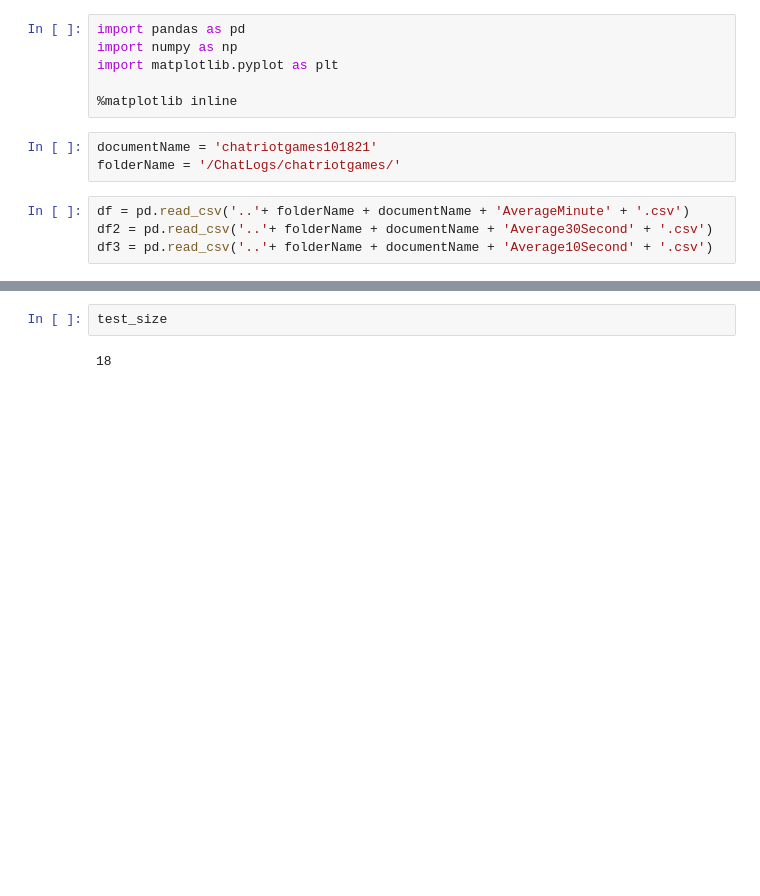
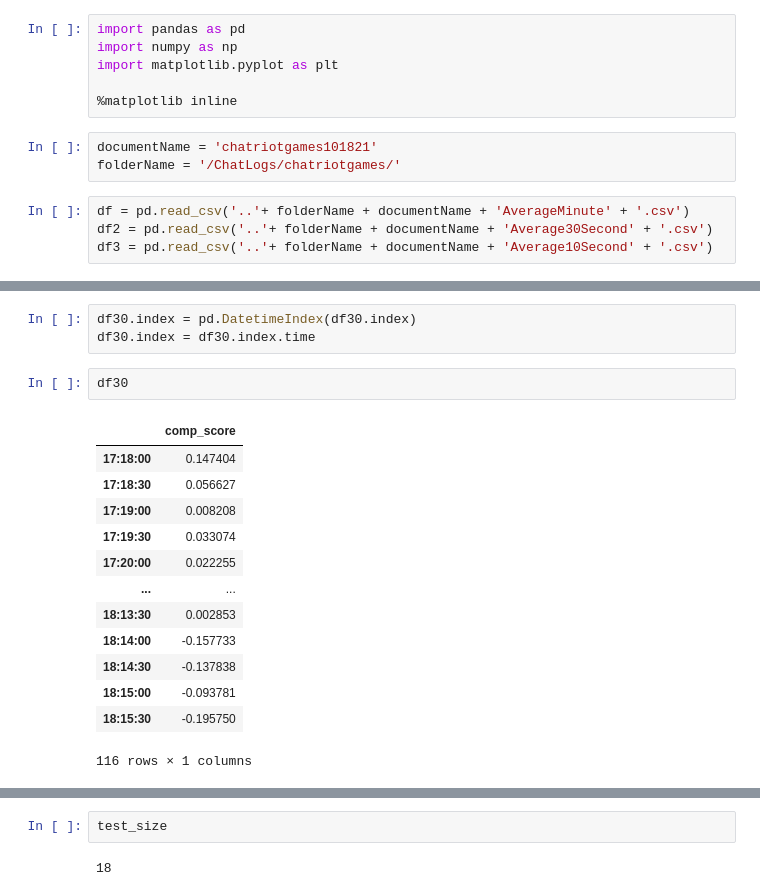
Before and after one commit to gmchinchayan/DLD-Gustavo, a Jupyter notebook: DS_Files/SentimentAnalysis/RNN Time Series Attempt.ipynb, the cells around one changed output, grey strips where cells are left out. Drawn from its saved outputs; the diff is of its cells as text; blank space fills up the shorter version.

```diff
--- a/DS_Files/SentimentAnalysis/RNN Time Series Attempt.ipynb
+++ b/DS_Files/SentimentAnalysis/RNN Time Series Attempt.ipynb
@@ -44,3 +74,22 @@ df_new = df['comp_score'].tail(100)
+# %%
+df30.index = pd.DatetimeIndex(df30.index)
+df30.index = df30.index.time
+# %%
+df30
+# %% [output]
+|  | comp_score |
+| 17:18:00 | 0.147404 |
+| 17:18:30 | 0.056627 |
+| 17:19:00 | 0.008208 |
+| 17:19:30 | 0.033074 |
+| 17:20:00 | 0.022255 |
+| ... | ... |
+| 18:13:30 | 0.002853 |
+| 18:14:00 | -0.157733 |
+| 18:14:30 | -0.137838 |
+| 18:15:00 | -0.093781 |
+| 18:15:30 | -0.195750 |
+116 rows × 1 columns
 # %%
 df.plot(figsize=(20, 20))
 df2.plot(figsize=(20, 20))
```
Also changed, not shown: parts of 16 cells of this notebook.
